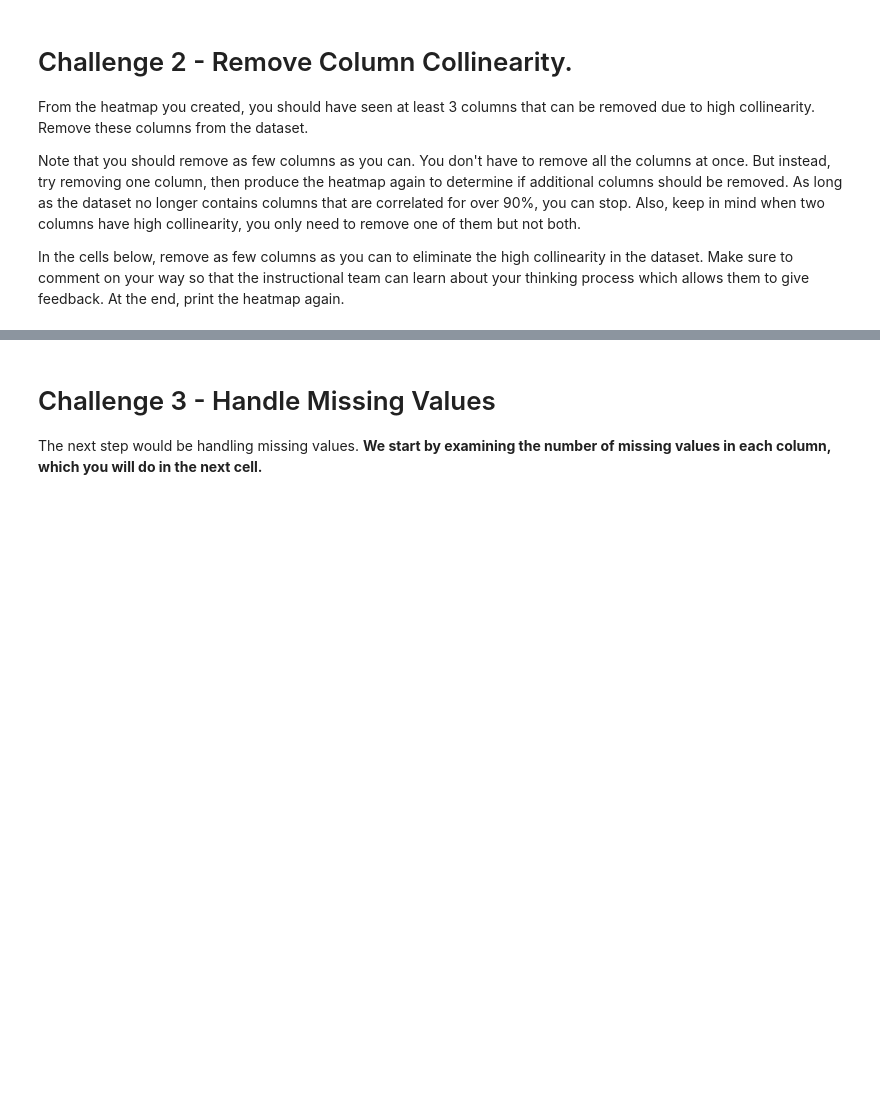
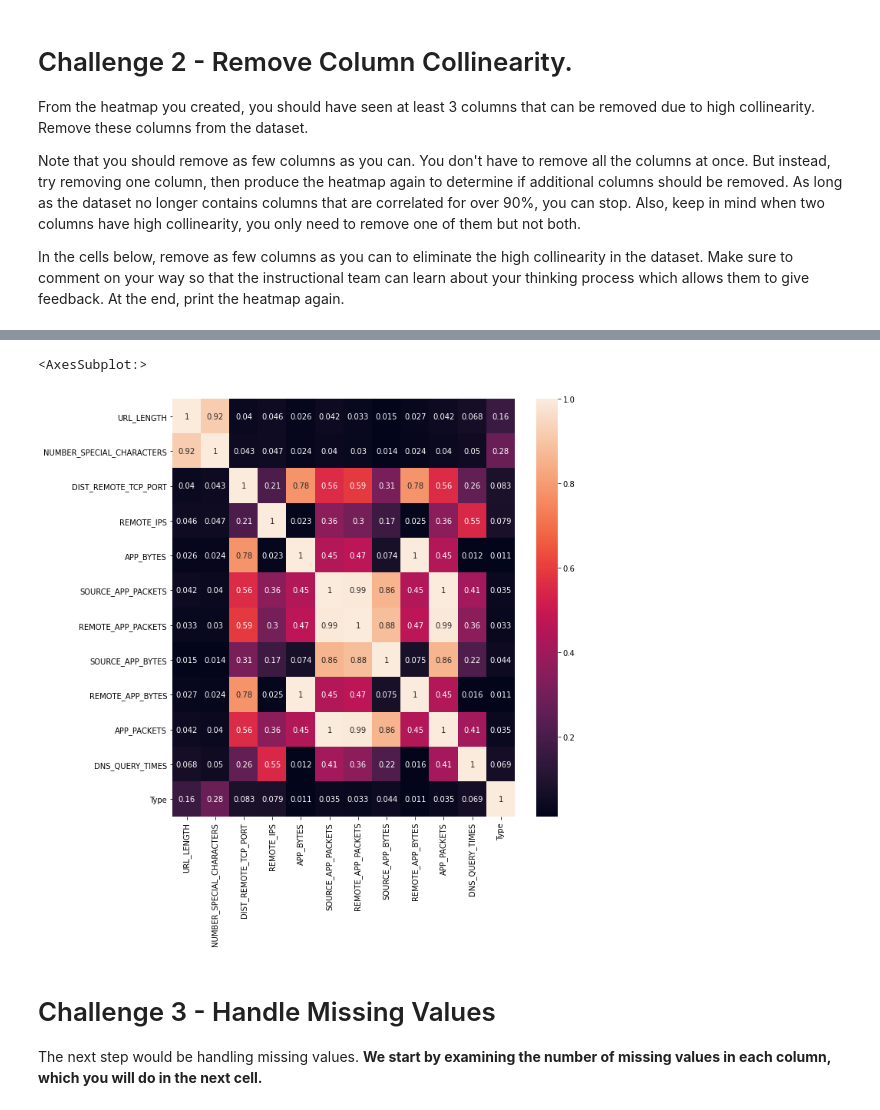
Before and after one commit to Ironhack-Data-Madrid-Enero-2021/lab-supervised-learning, a Jupyter notebook: your-code/main.ipynb, the cells around one changed output, grey strips where cells are left out. Drawn from its saved outputs; the diff is of its cells as text; code cells hidden in the pictures; blank space fills up the shorter version.

```diff
--- a/your-code/main.ipynb
+++ b/your-code/main.ipynb
@@ -71,3 +188,9 @@ In the cells below, remove as few columns as you can to eliminate the high colli
+# %%
+plt.figure(figsize=(10,10))
+sns.heatmap(websites.corr().abs(), annot=True)
+# %% [output]
+<AxesSubplot:>
+[figure, added]
 # %% [markdown]
 # Challenge 3 - Handle Missing Values
 
```
Also changed, not shown: parts of 29 cells of this notebook.
